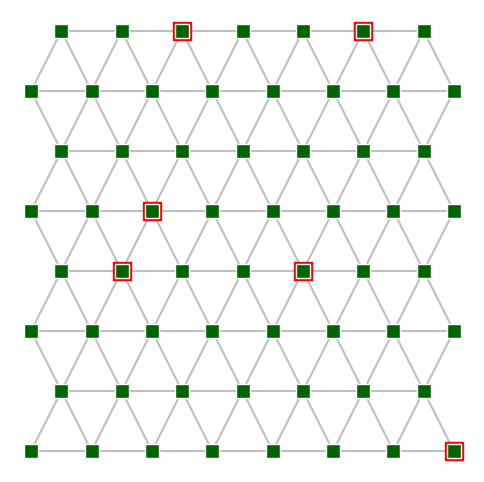
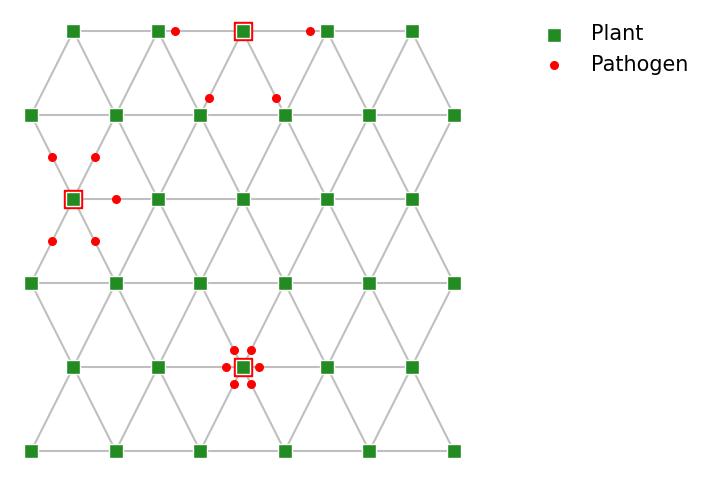
Unified diff of the notebook cell whose output changed from the first chart to the second:
--- before
+++ after
@@ -1,7 +1,36 @@
-n_rows = 8; n_cols = n_rows * 2 - 1 # to make a square
+n_rows = 6; n_cols = n_rows * 2 - 1 # to make a square
 HG = HexaGrid(n_rows, n_cols)
 HG.build_lattice()
 
-DP = DiseaseProgression(HG.n_hosts // 10, 10, HG)
+DP = DiseaseProgression(HG.n_hosts // 10, 10, HG, 100)
 DP.initial_innoculation()
-DP.visualize_disease()
+DP.visualize_disease(show = False, lab = True)
+
+def cart_to_polar(x, y):
+    r = np.sqrt(x ** 2 + y ** 2)
+    phi = np.arccos(x / r) if y >= 0 else -np.arccos(x / r)
+    return r, phi
+
+def polar_to_cart(r, phi):
+    x = r * np.cos(phi)
+    y = r * np.sin(phi)
+    return x, y 
+
+idx = 0
+for diseased_host, i in zip(DP.initial_diseased_hosts, [0.5, 0.2, 0.8]):
+    host_x, host_y = diseased_host.x, diseased_host.y
+    nbr_coords = HG.get_neighbors((host_x, host_y), HG.xy_stats)
+    for nbr in nbr_coords:
+        x1, y1 = nbr[0], nbr[1]
+        x2, y2 = host_x, host_y
+        
+        line_segment = np.array([x2 - x1, y2 - y1])
+        r, phi = cart_to_polar(line_segment[0], line_segment[1])
+        r_inf = r * i
+        x_inf, y_inf = polar_to_cart(r_inf, phi)
+
+        plt.scatter(x_inf + x1, y_inf+ y1, color = "red", s = 30, zorder = 4, 
+                    label = "Pathogen" if idx == 0 else "")
+        idx += 1
+plt.legend(fontsize = 15, bbox_to_anchor = [1.5, 1.01], loc = "upper right", frameon = False)
+plt.show()

Commit: pathogens in visualization